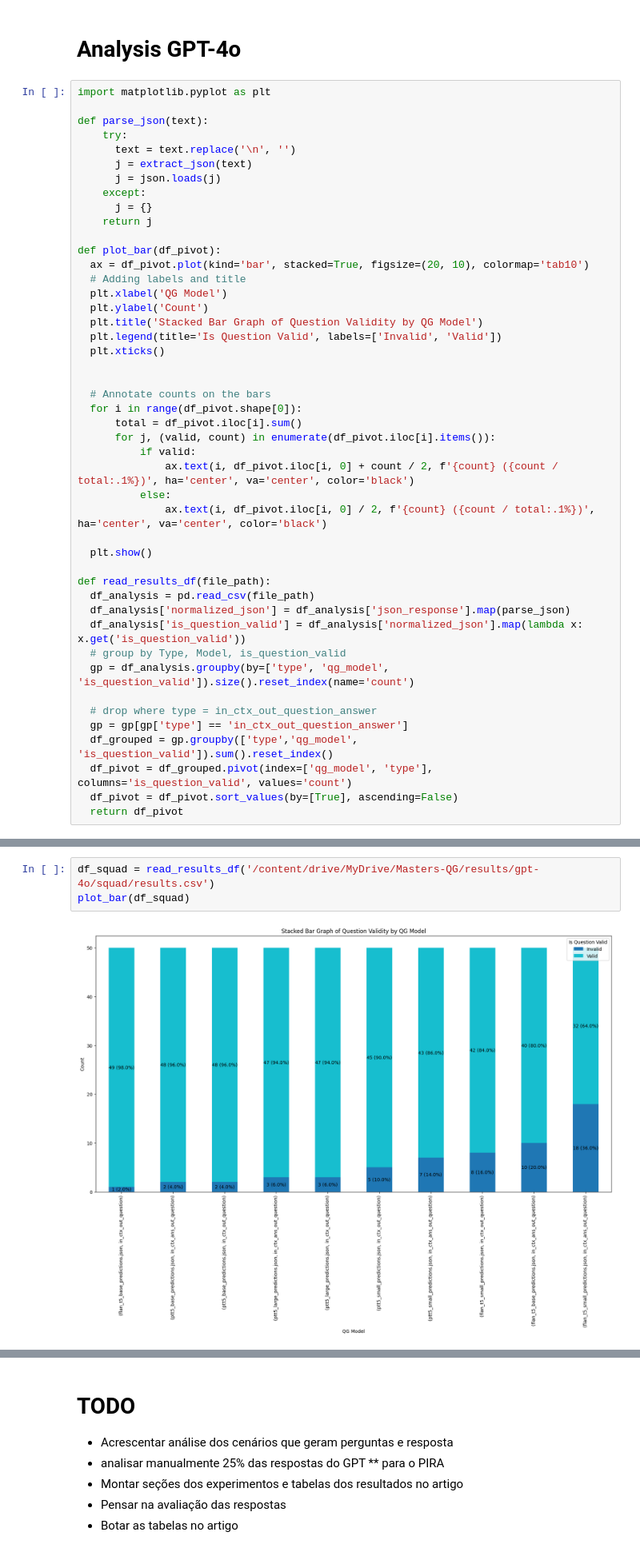
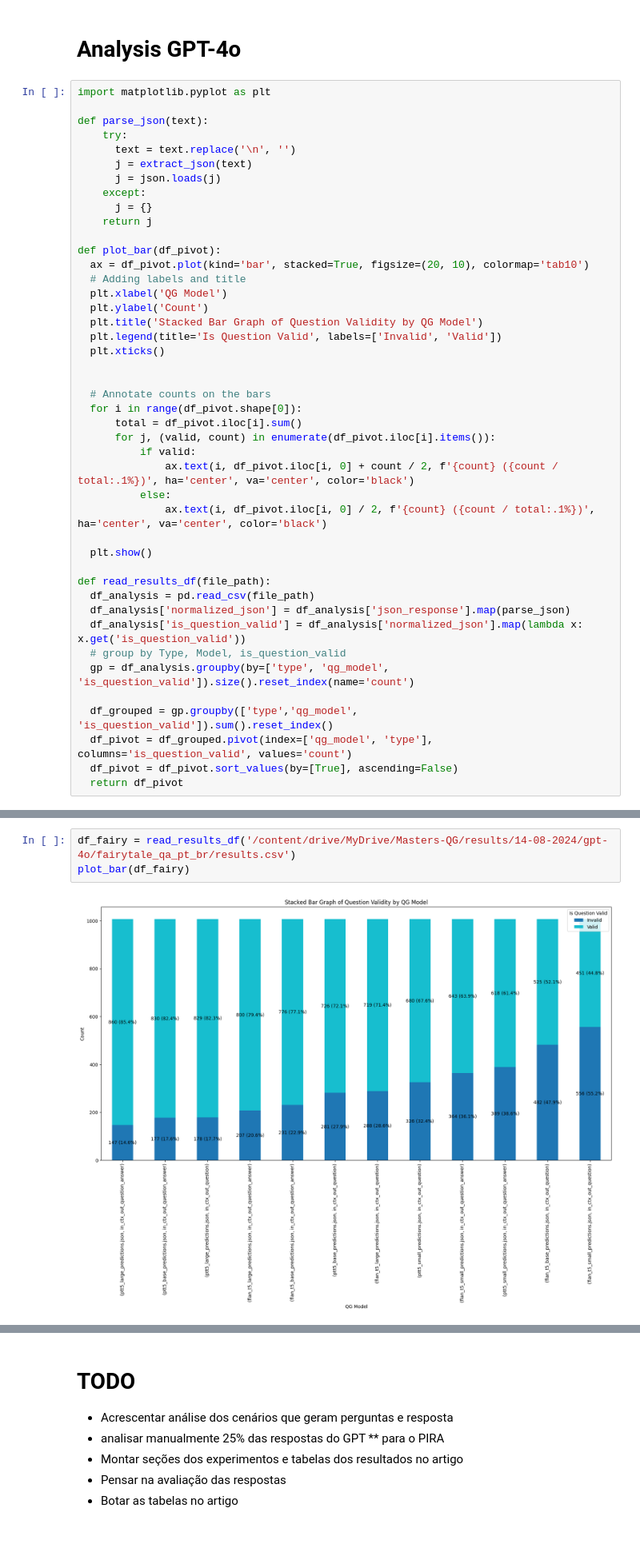
Before and after one commit to laicsiifes/question_generation_ptbr, a Jupyter notebook: Notebook/gtp40_analysis_qg_concurrent.ipynb, the cells around one changed output, grey strips where cells are left out. Shown: that part at 80% size. Drawn from its saved outputs; the diff is of its cells as text.

```diff
--- a/Notebook/gtp40_analysis_qg_concurrent.ipynb
+++ b/Notebook/gtp40_analysis_qg_concurrent.ipynb
@@ -513,8 +513,6 @@ def read_results_df(file_path):
   # group by Type, Model, is_question_valid
   gp = df_analysis.groupby(by=['type', 'qg_model', 'is_question_valid']).size().reset_index(name='count')
 
-  # drop where type = in_ctx_out_question_answer
-  gp = gp[gp['type'] == 'in_ctx_out_question_answer']
   df_grouped = gp.groupby(['type','qg_model', 'is_question_valid']).sum().reset_index()
   df_pivot = df_grouped.pivot(index=['qg_model', 'type'], columns='is_question_valid', values='count')
   df_pivot = df_pivot.sort_values(by=[True], ascending=False)
@@ -528,5 +526,5 @@ plot_bar(df_pira)
 # %%
-df_squad = read_results_df('/content/drive/MyDrive/Masters-QG/results/gpt-4o/squad/results.csv')
-plot_bar(df_squad)
+df_fairy = read_results_df('/content/drive/MyDrive/Masters-QG/results/14-08-2024/gpt-4o/fairytale_qa_pt_br/results.csv')
+plot_bar(df_fairy)
 # %% [output]
-[figure, old version]
+[figure, new version]
```
Also changed, not shown: parts of 2 cells of this notebook.
